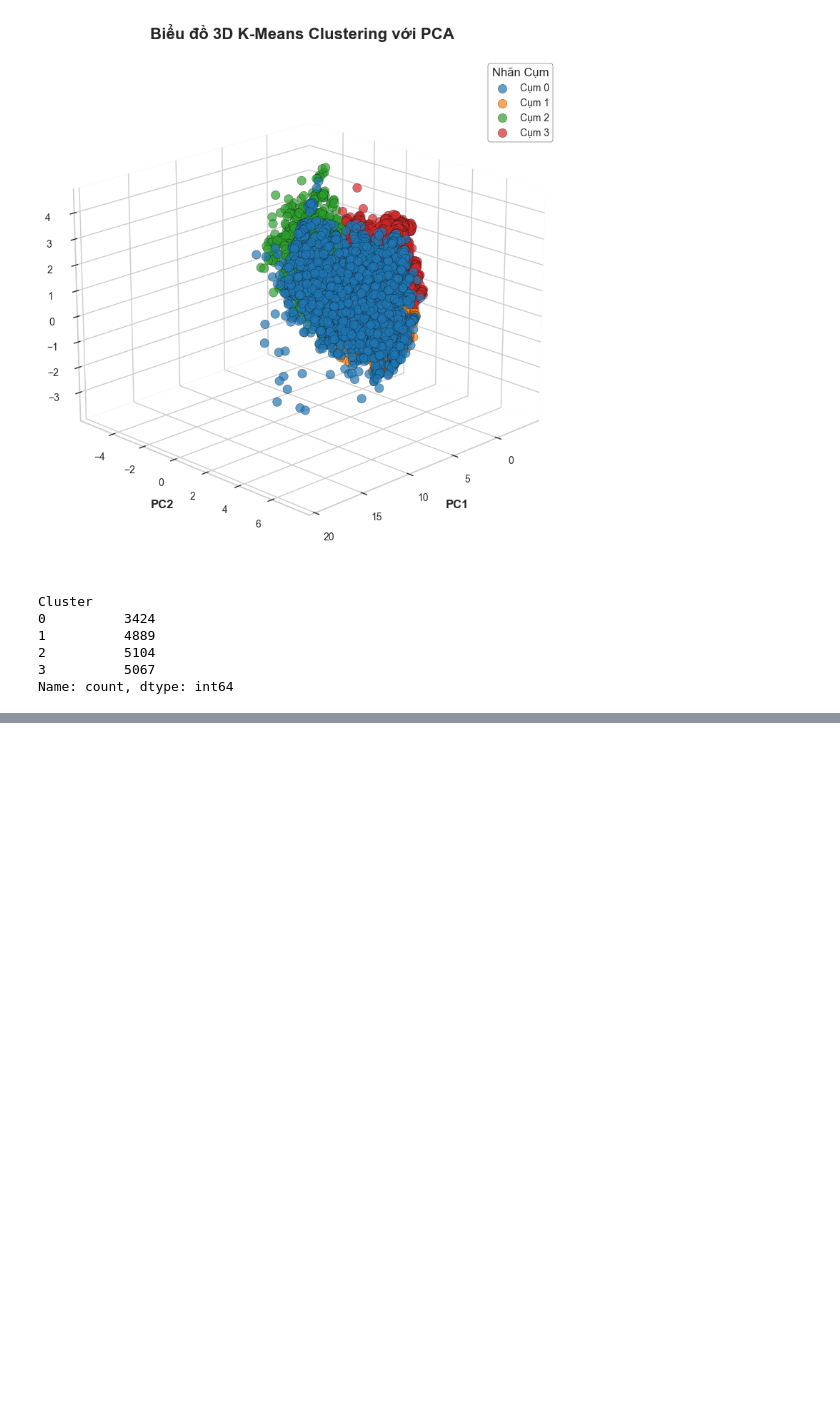
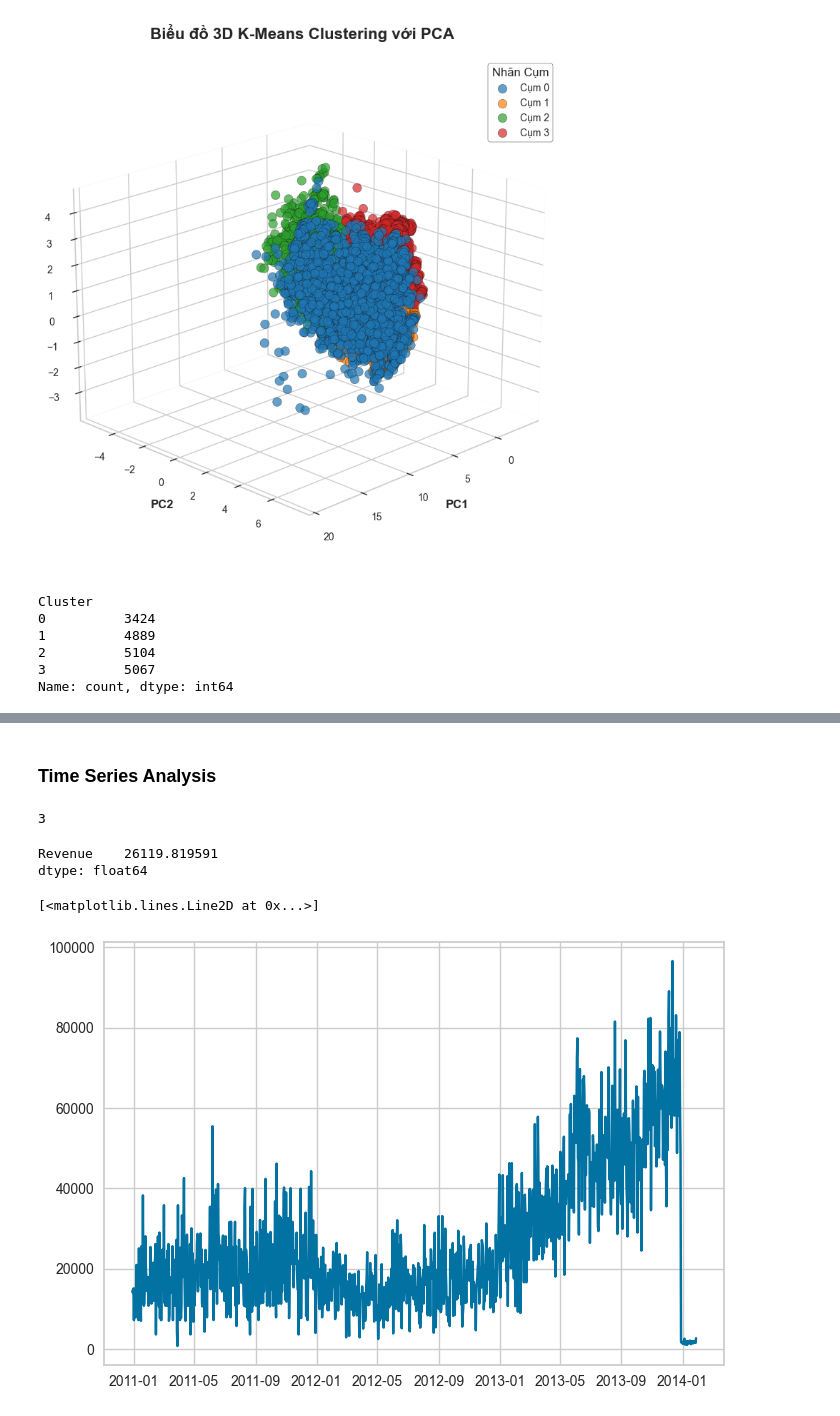
Before and after one commit to tienhai2808/simple_data_mining, a Jupyter notebook: main.ipynb, the cells around one changed output, grey strips where cells are left out. Drawn from its saved outputs; the diff is of its cells as text; code cells hidden in the pictures; blank space fills up the shorter version.

```diff
--- a/main.ipynb
+++ b/main.ipynb
@@ -637,0 +729,27 @@ Name: count, dtype: int64
+# %% [markdown]
+### Time Series Analysis
+# %%
+#Trích xuất dữ liệu theo doanh thu theo ngày
+df_orderdate = df_internetsale.groupby('OrderDate')['SalesAmount']\
+  .sum().reset_index(name='Revenue').set_index('OrderDate')
+df_orderdate.index = pd.to_datetime(df_orderdate.index)
+df_orderdate = df_orderdate.asfreq('D') #Đưa dữ liệu về tần suất theo ngày
+# %%
+#Kiểm tra giá trị null (vì đã được thêm ngày để đảm bảo tính liên tục)
+df_orderdate['Revenue'].isnull().sum()
+# %% [output]
+3
+# %%
+#Thay thế giá trị null bằng mồ doanh thu trung bình
+df_orderdate = df_orderdate.fillna(np.mean(df_orderdate['Revenue']))
+# %%
+df_orderdate.mean()
+# %% [output]
+Revenue    26119.819591
+dtype: float64
+# %%
+#Chuỗi thời gian sau khi fillNaN
+plt.plot(df_orderdate)
+# %% [output]
+[<matplotlib.lines.Line2D at 0x...>]
+[figure, added]
```
Also changed, not shown: parts of 23 cells of this notebook, 1 other file.
